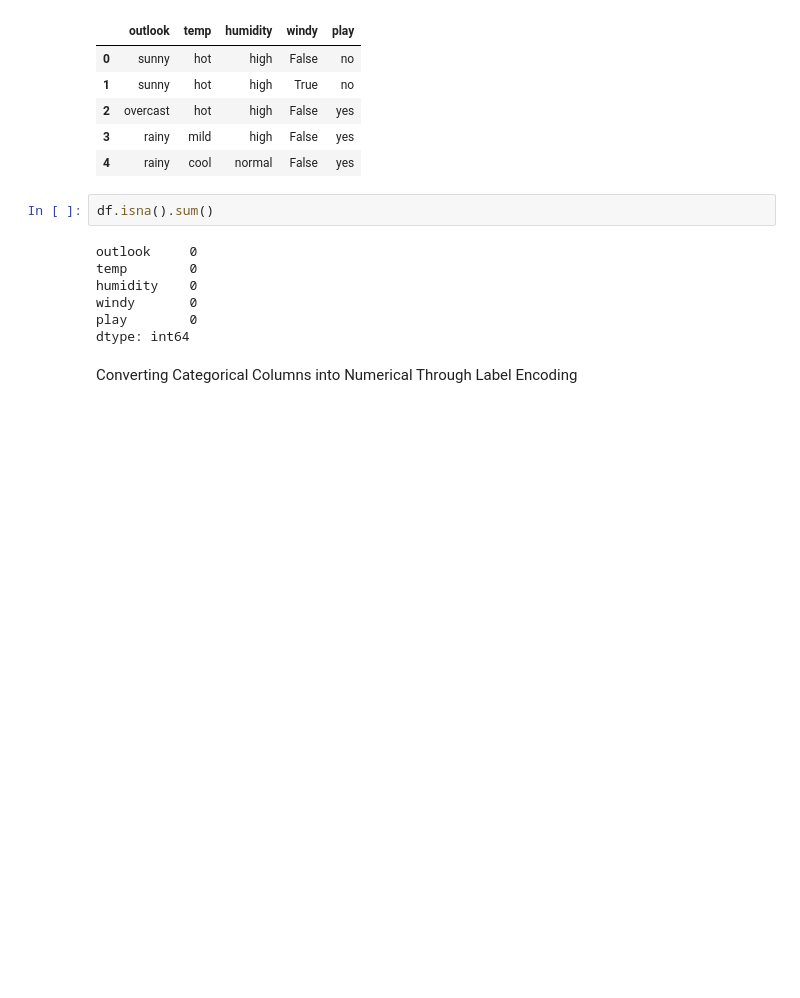
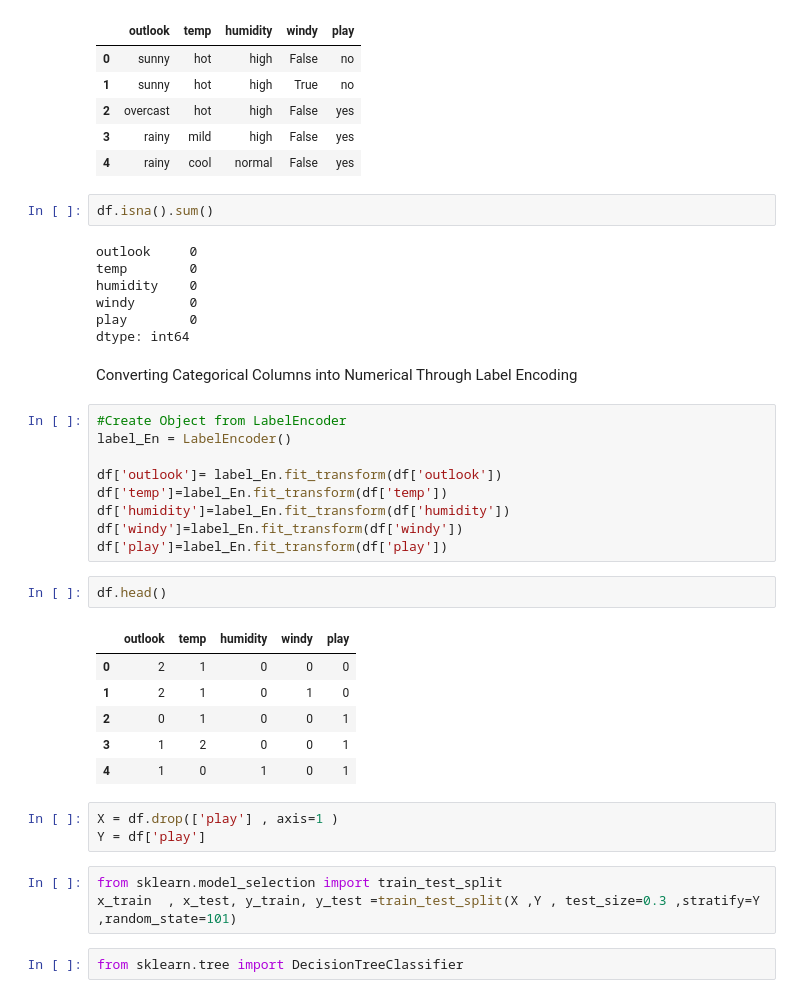
Before and after one commit to koushik2299/Data-Science, a Jupyter notebook: Decision_Trees.ipynb, the cells around one changed output. Drawn from its saved outputs; the diff is of its cells as text; blank space fills up the shorter version.

```diff
--- a/Decision_Trees.ipynb
+++ b/Decision_Trees.ipynb
@@ -76,3 +78,29 @@ play        0
 dtype: int64
 # %% [markdown]
 Converting Categorical Columns into Numerical Through Label Encoding
+# %%
+#Create Object from LabelEncoder
+label_En = LabelEncoder()
+
+df['outlook']= label_En.fit_transform(df['outlook'])
+df['temp']=label_En.fit_transform(df['temp'])
+df['humidity']=label_En.fit_transform(df['humidity'])
+df['windy']=label_En.fit_transform(df['windy'])
+df['play']=label_En.fit_transform(df['play'])
+# %%
+df.head()
+# %% [output]
+|  | outlook | temp | humidity | windy | play |
+| 0 | 2 | 1 | 0 | 0 | 0 |
+| 1 | 2 | 1 | 0 | 1 | 0 |
+| 2 | 0 | 1 | 0 | 0 | 1 |
+| 3 | 1 | 2 | 0 | 0 | 1 |
+| 4 | 1 | 0 | 1 | 0 | 1 |
+# %%
+X = df.drop(['play'] , axis=1 )
+Y = df['play']
+# %%
+from sklearn.model_selection import train_test_split
+x_train  , x_test, y_train, y_test =train_test_split(X ,Y , test_size=0.3 ,stratify=Y ,random_state=101)
+# %%
+from sklearn.tree import DecisionTreeClassifier
```
Also changed, not shown: parts of 12 cells of this notebook.
